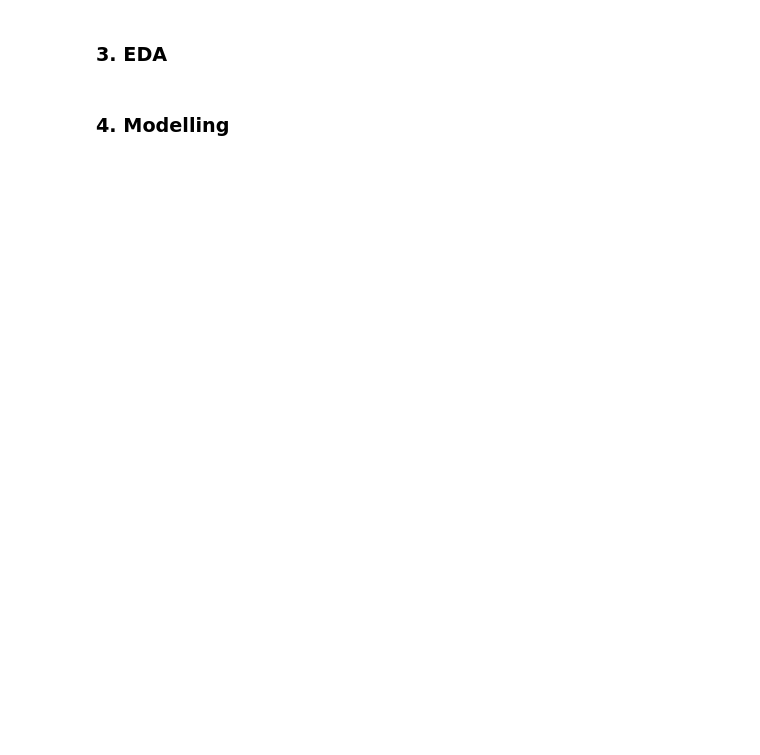
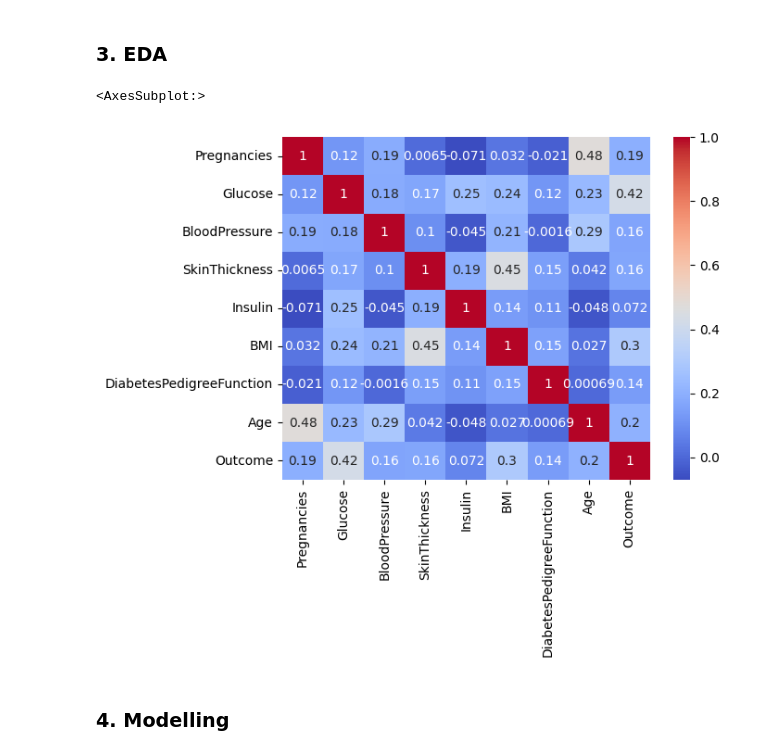
Before and after one commit to footroot/C12-Lecture-Backpack, a Jupyter notebook: Data Science (DS)/Week10/TaskWalkthrough1/Code/diabetes_predictor.ipynb, the cells around one changed output. Saved outputs shown, nothing was run; the diff lists cells and outputs as text; code cells hidden in the pictures; blank space fills up the shorter version.

```diff
--- a/Data Science (DS)/Week10/TaskWalkthrough1/Code/diabetes_predictor.ipynb
+++ b/Data Science (DS)/Week10/TaskWalkthrough1/Code/diabetes_predictor.ipynb
@@ -25,0 +150,3 @@ from sklearn.metrics import mean_squared_error, accuracy_score, confusion_matrix
+# %%
+diabetes = diabetes.drop_duplicates()
+diabetes.info()
@@ -28,3 +172,5 @@ from sklearn.metrics import mean_squared_error, accuracy_score, confusion_matrix
 
 - Encode categorical values
 - Scale the features: choose based on distribution
+# %%
+diabetes["Outcome"] = diabetes["Outcome"].map({"no": 0, "yes": 1})
@@ -30,0 +205,9 @@ from sklearn.metrics import mean_squared_error, accuracy_score, confusion_matrix
+# %%
+# Select numerical columns to scale
+numeric_features = ["Glucose", "BloodPressure", "BMI", "Insulin", "Age"]
+
+# Apply Standardization (Z-score)
+scaler = StandardScaler()
+diabetes[numeric_features] = scaler.fit_transform(diabetes[numeric_features])
+
+diabetes.head()
@@ -31,4 +221,9 @@ from sklearn.metrics import mean_squared_error, accuracy_score, confusion_matrix
 # %% [markdown]
 ### 3. EDA
+# %%
+sns.heatmap(diabetes.corr(), annot=True, cmap="coolwarm")
+# %% [output]
+<AxesSubplot:>
+[figure, added]
 # %% [markdown]
 ### 4. Modelling
```
Also changed, not shown: parts of 18 cells of this notebook.
